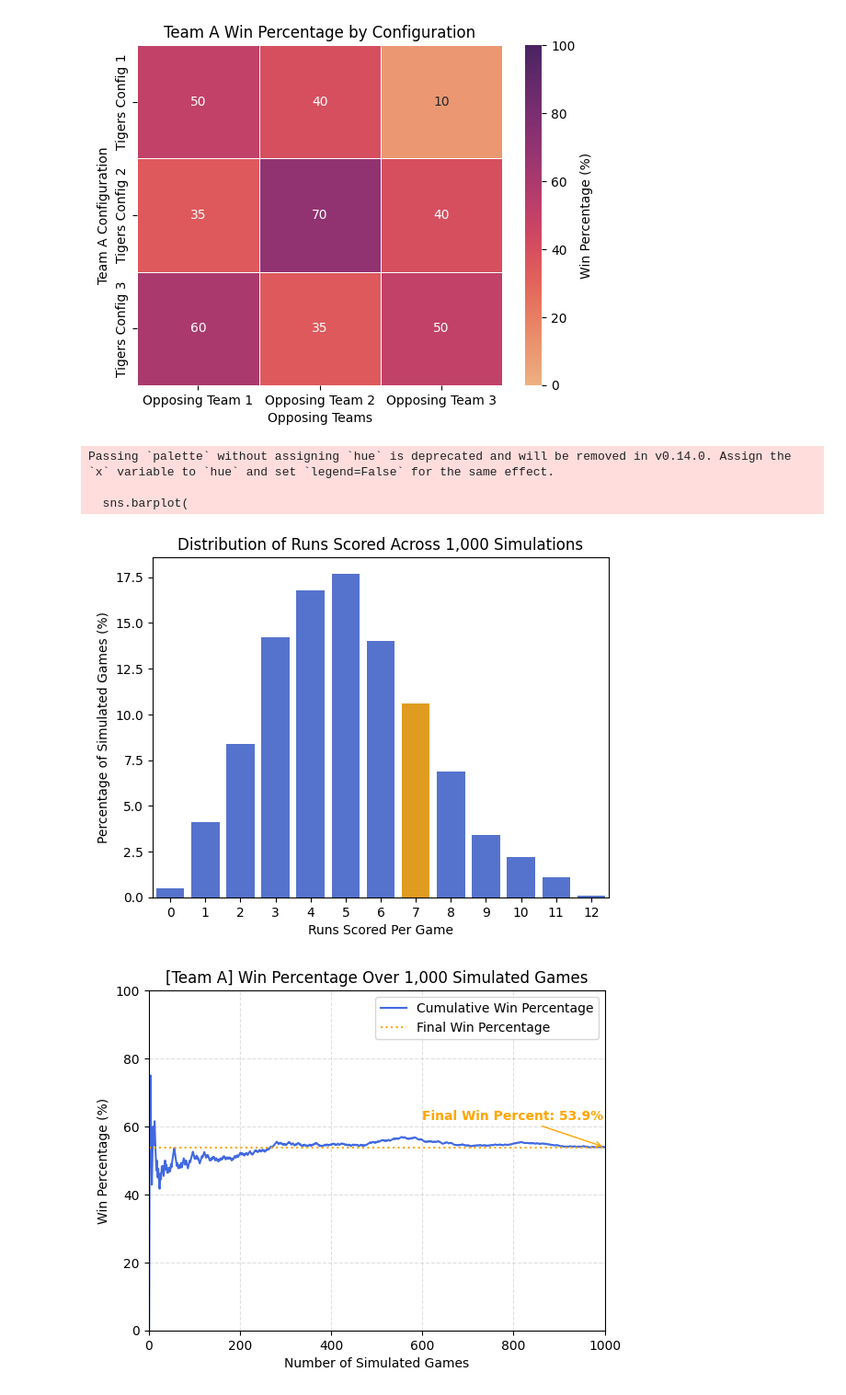
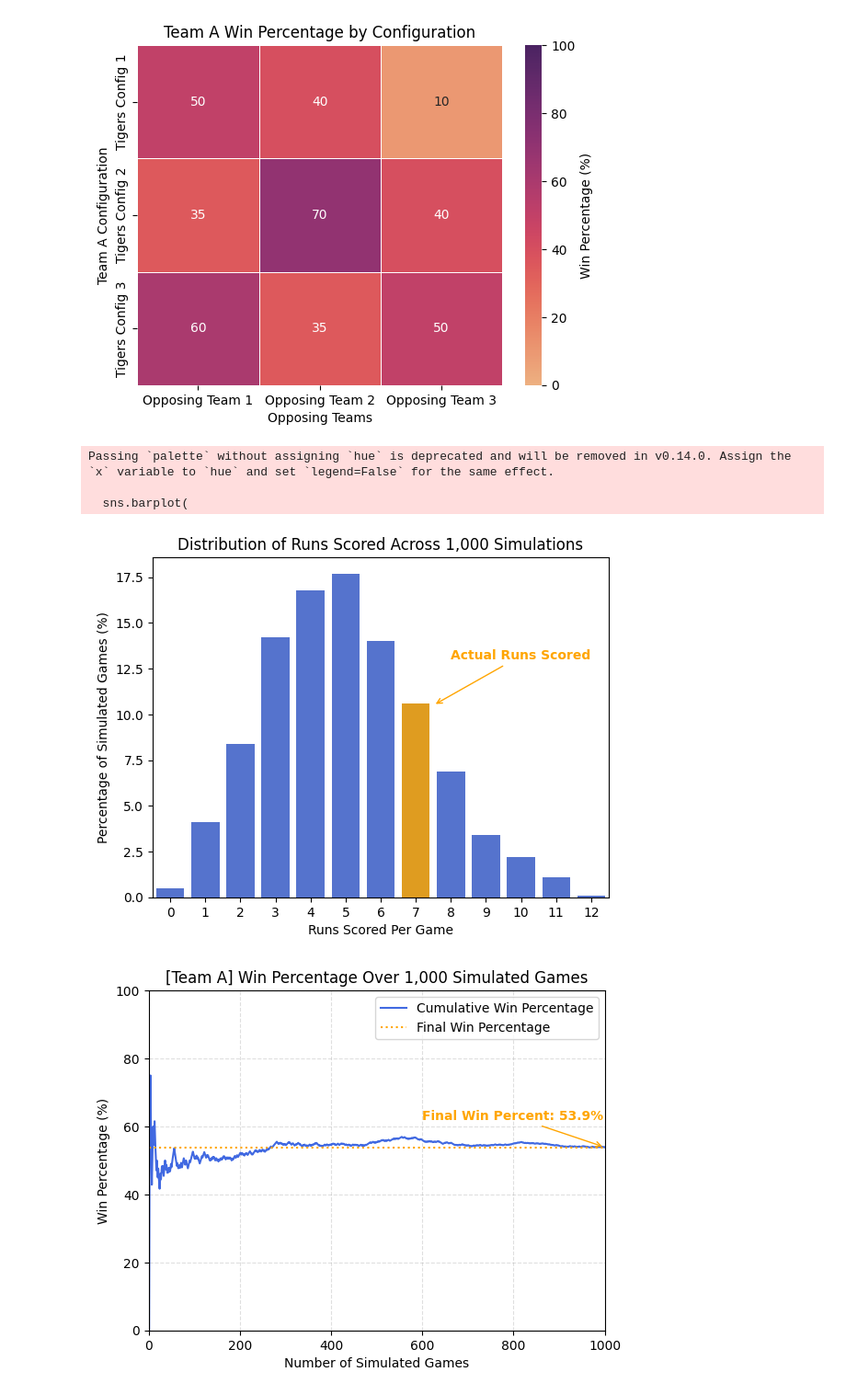
Before and after one commit to vartabje/mlb_game_simulator_win_probability_engine, a Jupyter notebook: notebooks/visualizations_generator.ipynb, the cells around one changed output. Shown at 92% size. Saved outputs shown, nothing was run; the diff lists cells and outputs as text; code cells hidden in the pictures.

Commit message:
Updating vis notebook
Added some annotations

```diff
--- a/notebooks/visualizations_generator.ipynb
+++ b/notebooks/visualizations_generator.ipynb
@@ -100,30 +100,42 @@ plt.show()
 # %%
 # This cusotm color theme makes the actual runs bar a different color than the rest
 bar_colors = [
     "orange" if runs == actual_runs else "royalblue"
     for runs in bar_data["Runs"]
 ]
 
 # Create the bar chart using seaborn
 sns.barplot(
     data=bar_data,
     x="Runs",
     y="Percentage of Games",
     palette=bar_colors
 )
 
 # Next add the titles and labels
 plt.title("Distribution of Runs Scored Across 1,000 Simulations")
 plt.xlabel("Runs Scored Per Game")
 plt.ylabel("Percentage of Simulated Games (%)")
 
+# Here I also add an annotation and arrow to highlight the actual runs scored
+plt.annotate(
+    f"Actual Runs Scored",
+    xy=(7.5, 10.5),
+    xytext=(8, 13),
+    arrowprops=dict(arrowstyle="->", color="orange"),
+    color="orange",
+    fontsize=10,
+    fontweight="bold"
+)
+
+
 # Finally, display the heatmap
 plt.show()
 # %% [output]
 Passing `palette` without assigning `hue` is deprecated and will be removed in v0.14.0. Assign the `x` variable to `hue` and set `legend=False` for the same effect.
 
   sns.barplot(
-[figure, old version]
+[figure, new version]
 # %%
 # Create line chart using seaborn
 sns.lineplot(
```
